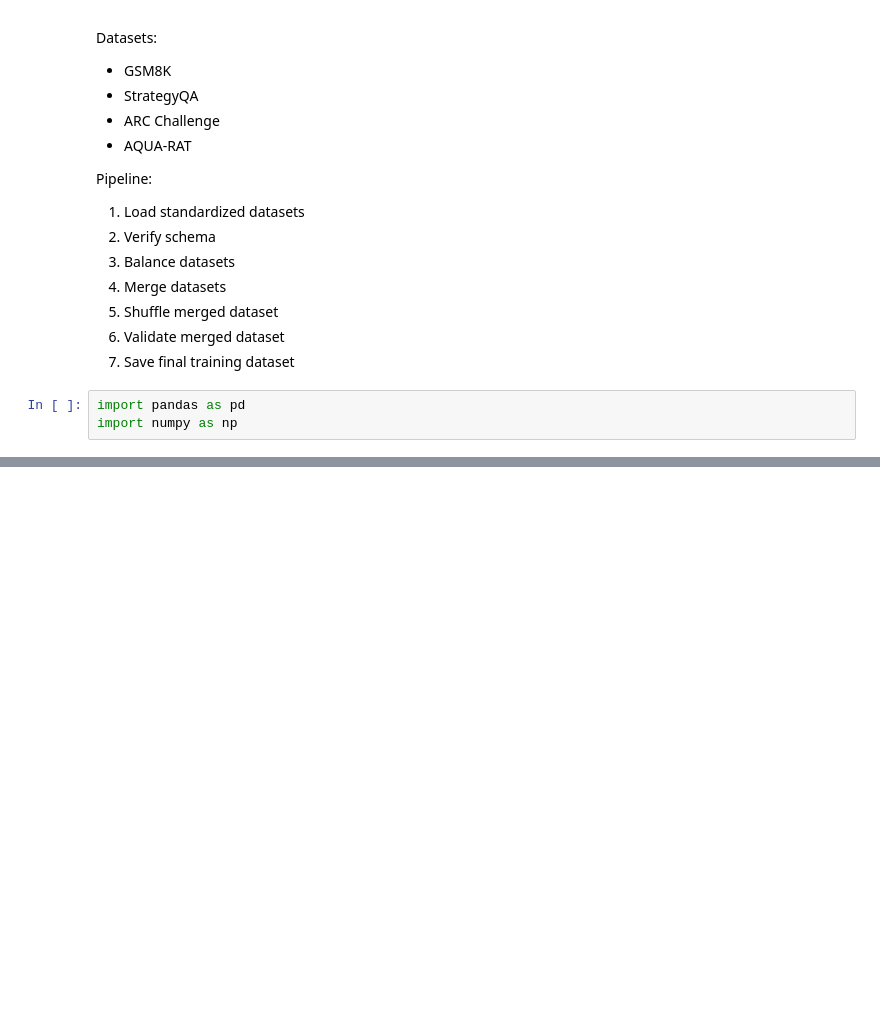
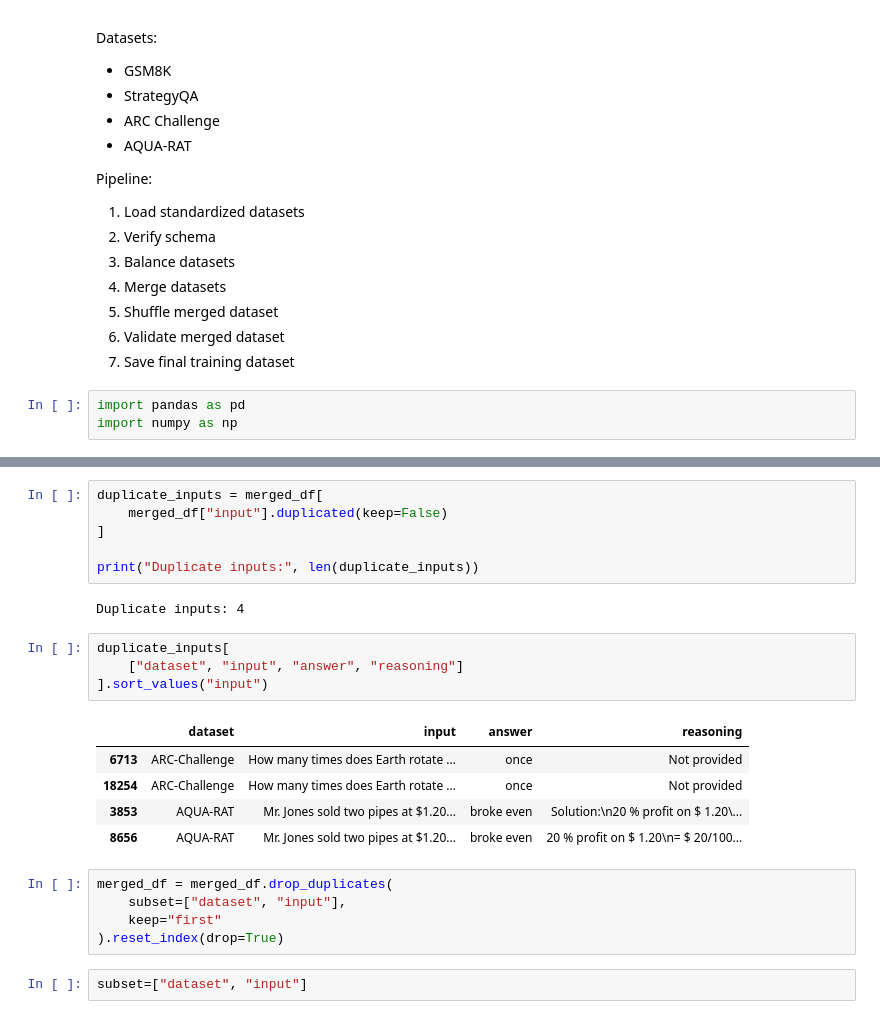
Before and after one commit to MR-just01/Llama3.2-Reasoning, a Jupyter notebook: notebooks/03_merge_datasets.ipynb, the cells around one changed output, grey strips where cells are left out. Saved outputs shown, nothing was run; the diff lists cells and outputs as text; blank space fills up the shorter version.

```diff
--- a/notebooks/03_merge_datasets.ipynb
+++ b/notebooks/03_merge_datasets.ipynb
@@ -34,0 +259,25 @@ FileNotFoundError: [Errno 2] No such file or directory: 'gsm8k_standardized.csv'
+# %%
+duplicate_inputs = merged_df[
+    merged_df["input"].duplicated(keep=False)
+]
+
+print("Duplicate inputs:", len(duplicate_inputs))
+# %% [output]
+Duplicate inputs: 4
+# %%
+duplicate_inputs[
+    ["dataset", "input", "answer", "reasoning"]
+].sort_values("input")
+# %% [output]
+|  | dataset | input | answer | reasoning |
+| 6713 | ARC-Challenge | How many times does Earth rotate ... | once | Not provided |
+| 18254 | ARC-Challenge | How many times does Earth rotate ... | once | Not provided |
+| 3853 | AQUA-RAT | Mr. Jones sold two pipes at $1.20... | broke even | Solution:\n20 % profit on $ 1.20\... |
+| 8656 | AQUA-RAT | Mr. Jones sold two pipes at $1.20... | broke even | 20 % profit on $ 1.20\n= $ 20/100... |
+# %%
+merged_df = merged_df.drop_duplicates(
+    subset=["dataset", "input"],
+    keep="first"
+).reset_index(drop=True)
+# %%
+subset=["dataset", "input"]
```
Also changed, not shown: parts of 30 cells of this notebook.
